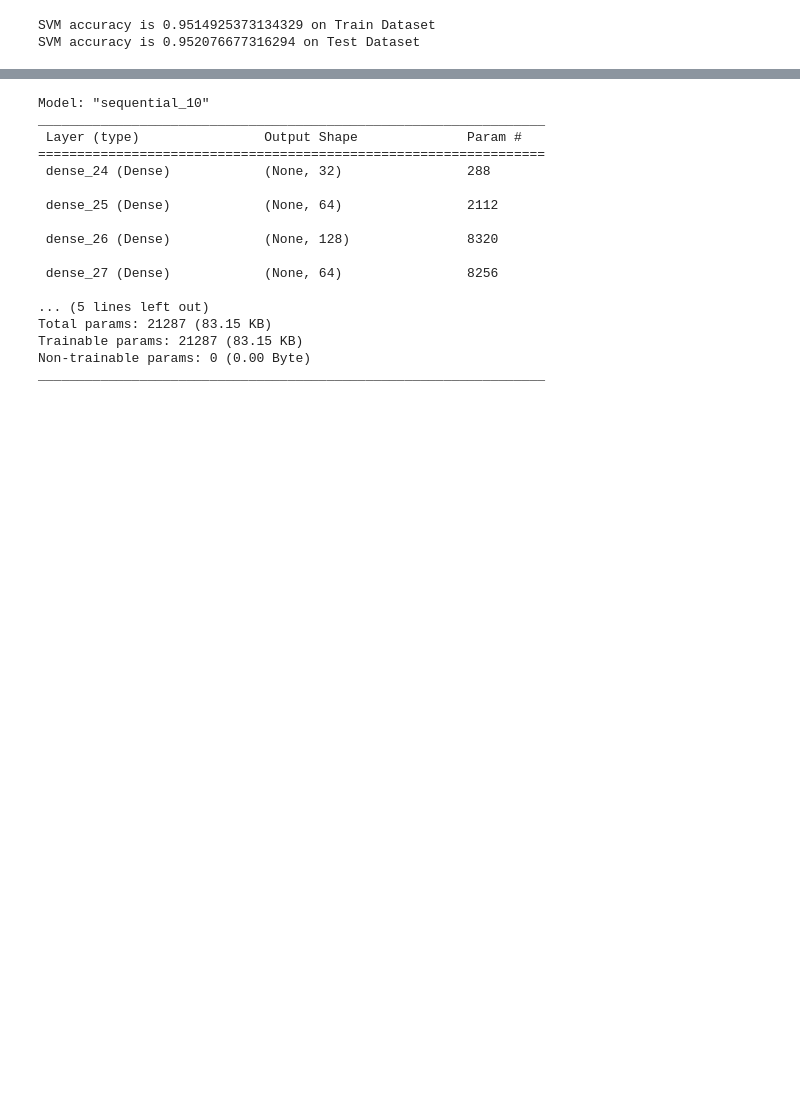
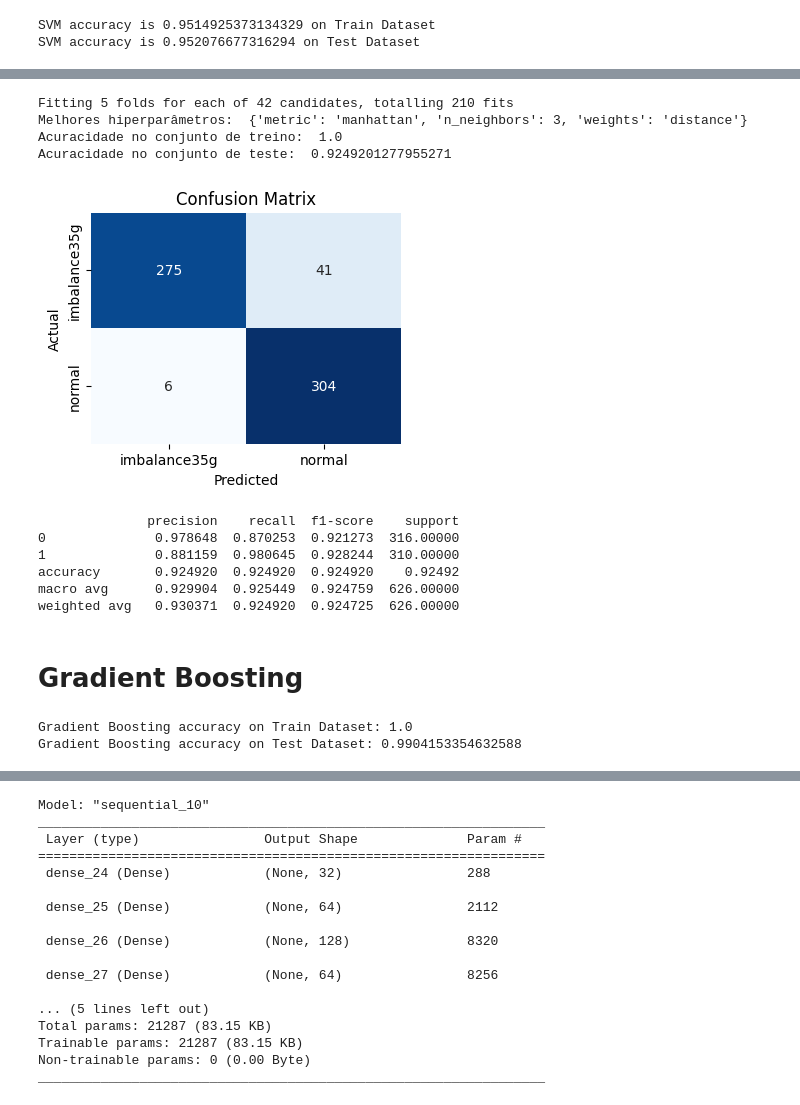
Before and after one commit to ricardo-faria/data-science-tcc, a Jupyter notebook: main.ipynb, the cells around one changed output, grey strips where cells are left out. Drawn from its saved outputs; the diff is of its cells as text; code cells hidden in the pictures; blank space fills up the shorter version.

```diff
--- a/main.ipynb
+++ b/main.ipynb
@@ -319,0 +454,49 @@ k=3NN Accuracy on Test Data: 0.8258785942492013
+# %%
+param_grid = {
+    'n_neighbors': [3, 5, 7, 9, 11, 13, 15],
+    'weights': ['uniform', 'distance'],
+    'metric': ['euclidean', 'manhattan', 'minkowski']
+}
+knn = KNeighborsClassifier()
+
+# Configurar a busca em grade
+grid_search = GridSearchCV(knn, param_grid, cv=5, verbose=2, n_jobs=-1)
+grid_search.fit(X_train, y_train)
+
+# Exibir os melhores hiperparâmetros
+print("Melhores hiperparâmetros: ", grid_search.best_params_)
+
+# Melhor estimador
+best_knn = grid_search.best_estimator_
+
+# Avaliar o modelo
+print("Acuracidade no conjunto de treino: ", best_knn.score(X_train, y_train))
+print("Acuracidade no conjunto de teste: ", best_knn.score(X_test, y_test))
+# %% [output]
+Fitting 5 folds for each of 42 candidates, totalling 210 fits
+Melhores hiperparâmetros:  {'metric': 'manhattan', 'n_neighbors': 3, 'weights': 'distance'}
+Acuracidade no conjunto de treino:  1.0
+Acuracidade no conjunto de teste:  0.9249201277955271
+# %%
+y_pred_knn = best_knn.predict(X_test)
+
+plot_model_performance(y_test, y_pred_knn, label_encoder.classes_)
+# %% [output]
+[figure, added]
+              precision    recall  f1-score    support
+0              0.978648  0.870253  0.921273  316.00000
+1              0.881159  0.980645  0.928244  310.00000
+accuracy       0.924920  0.924920  0.924920    0.92492
+macro avg      0.929904  0.925449  0.924759  626.00000
+weighted avg   0.930371  0.924920  0.924725  626.00000
+# %% [markdown]
+# Gradient Boosting
+# %%
+from sklearn.ensemble import GradientBoostingClassifier
+gbc = GradientBoostingClassifier(random_state=1)
+gbc.fit(X_train, y_train)
+print("Gradient Boosting accuracy on Train Dataset: {}".format(gbc.score(X_train, y_train)))
+print("Gradient Boosting accuracy on Test Dataset: {}".format(gbc.score(X_test, y_test)))
+# %% [output]
+Gradient Boosting accuracy on Train Dataset: 1.0
+Gradient Boosting accuracy on Test Dataset: 0.9904153354632588
```
Also changed, not shown: parts of 12 cells of this notebook, 1 other file.
